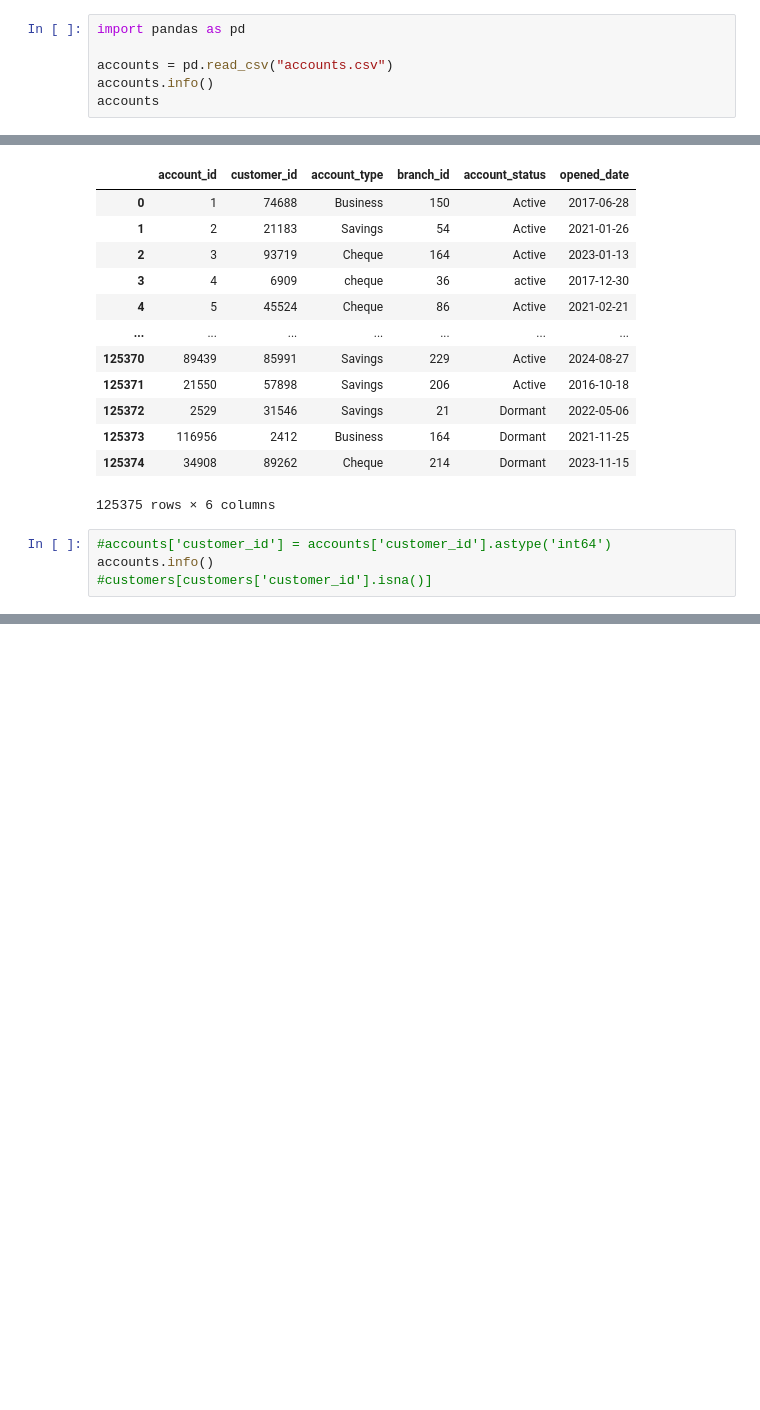
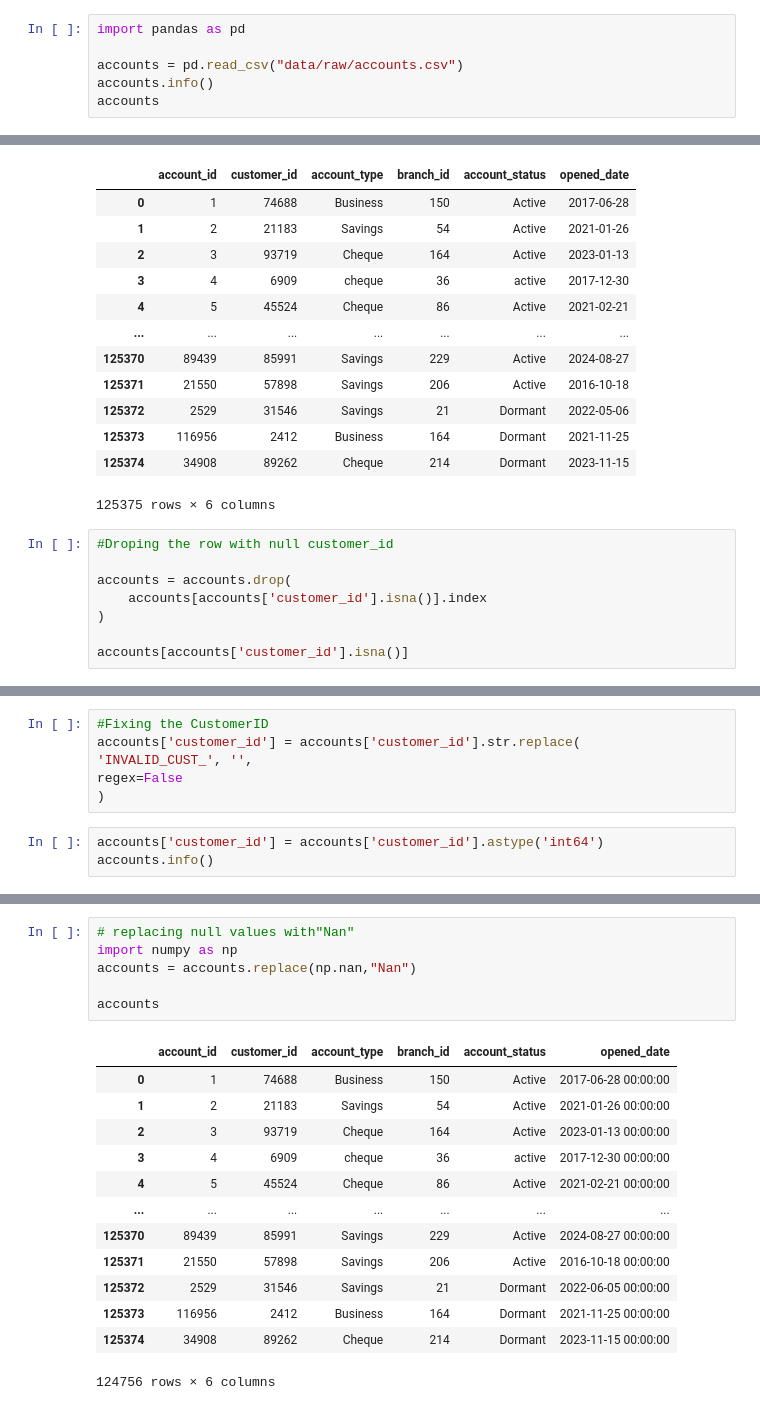
Before and after one commit to akonamajongile-a11y/bankguard, a Jupyter notebook: CleaningCustomers.ipynb, the cells around one changed output, grey strips where cells are left out. Cells and saved outputs as stored; diff of their text form; blank space fills up the shorter version.

Commit message:
Accountscleaning

```diff
--- a/CleaningCustomers.ipynb
+++ b/CleaningCustomers.ipynb
@@ -385,7 +383,7 @@ branches.to_csv("data/raw/processed/cleanedBranches")
 # %%
 import pandas as pd
 
-accounts = pd.read_csv("accounts.csv")
+accounts = pd.read_csv("data/raw/accounts.csv")
 accounts.info()
 accounts
 # %% [output]
@@ -416,7 +414,11 @@ memory usage: 5.7 MB
 | 125374 | 34908 | 89262 | Cheque | 214 | Dormant | 2023-11-15 |
 125375 rows × 6 columns
 # %%
-#accounts['customer_id'] = accounts['customer_id'].astype('int64')
-accounts.info()
-#customers[customers['customer_id'].isna()]
+#Droping the row with null customer_id
+
+accounts = accounts.drop(
+    accounts[accounts['customer_id'].isna()].index
+)
+
+accounts[accounts['customer_id'].isna()]
 # %% [output]
@@ -435,0 +432,9 @@ memory usage: 5.7 MB
+# %%
+#Fixing the CustomerID
+accounts['customer_id'] = accounts['customer_id'].str.replace(
+'INVALID_CUST_', '',
+regex=False
+)
+# %%
+accounts['customer_id'] = accounts['customer_id'].astype('int64')
+accounts.info()
@@ -457,0 +477,20 @@ memory usage: 5.7 MB
+# %%
+# replacing null values with"Nan"
+import numpy as np
+accounts = accounts.replace(np.nan,"Nan")
+
+accounts
+# %% [output]
+|  | account_id | customer_id | account_type | branch_id | account_status | opened_date |
+| 0 | 1 | 74688 | Business | 150 | Active | 2017-06-28 00:00:00 |
+| 1 | 2 | 21183 | Savings | 54 | Active | 2021-01-26 00:00:00 |
+| 2 | 3 | 93719 | Cheque | 164 | Active | 2023-01-13 00:00:00 |
+| 3 | 4 | 6909 | cheque | 36 | active | 2017-12-30 00:00:00 |
+| 4 | 5 | 45524 | Cheque | 86 | Active | 2021-02-21 00:00:00 |
+| ... | ... | ... | ... | ... | ... | ... |
+| 125370 | 89439 | 85991 | Savings | 229 | Active | 2024-08-27 00:00:00 |
+| 125371 | 21550 | 57898 | Savings | 206 | Active | 2016-10-18 00:00:00 |
+| 125372 | 2529 | 31546 | Savings | 21 | Dormant | 2022-06-05 00:00:00 |
+| 125373 | 116956 | 2412 | Business | 164 | Dormant | 2021-11-25 00:00:00 |
+| 125374 | 34908 | 89262 | Cheque | 214 | Dormant | 2023-11-15 00:00:00 |
+124756 rows × 6 columns
```
Also changed, not shown: parts of 13 cells of this notebook, 3 other files.
